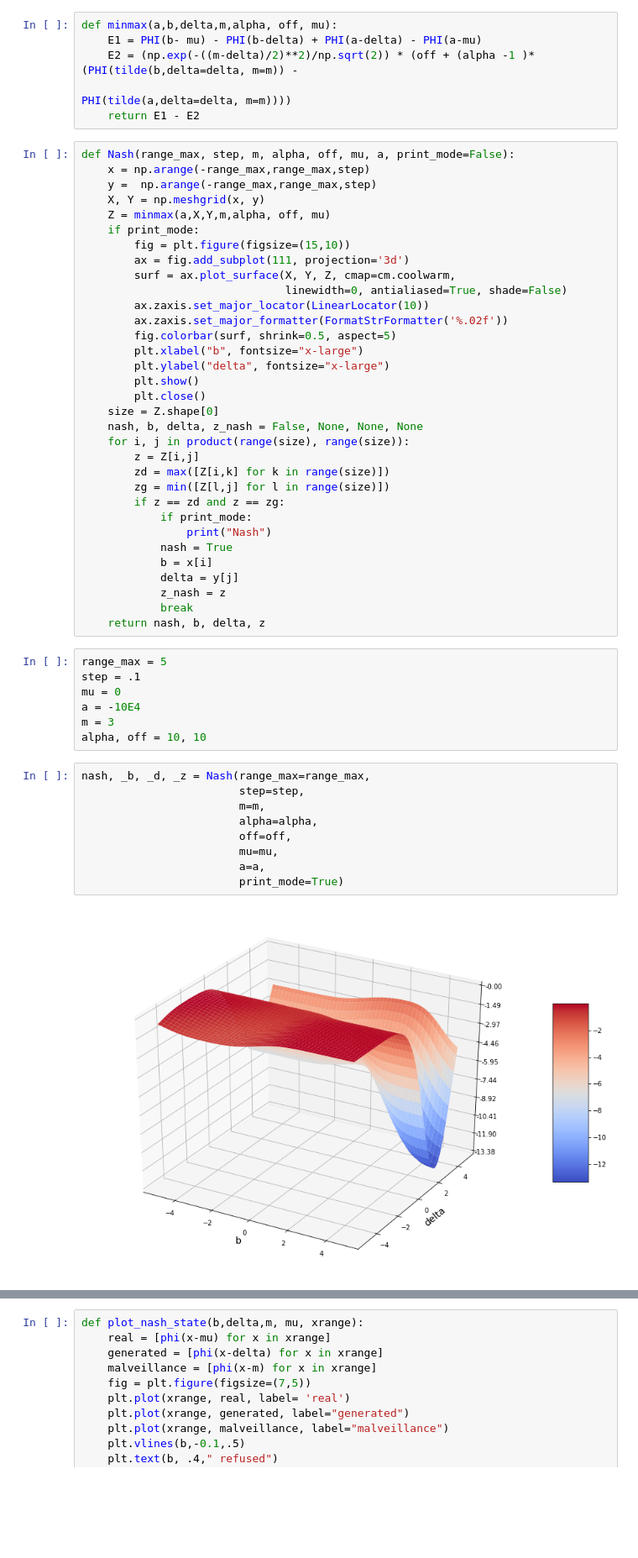
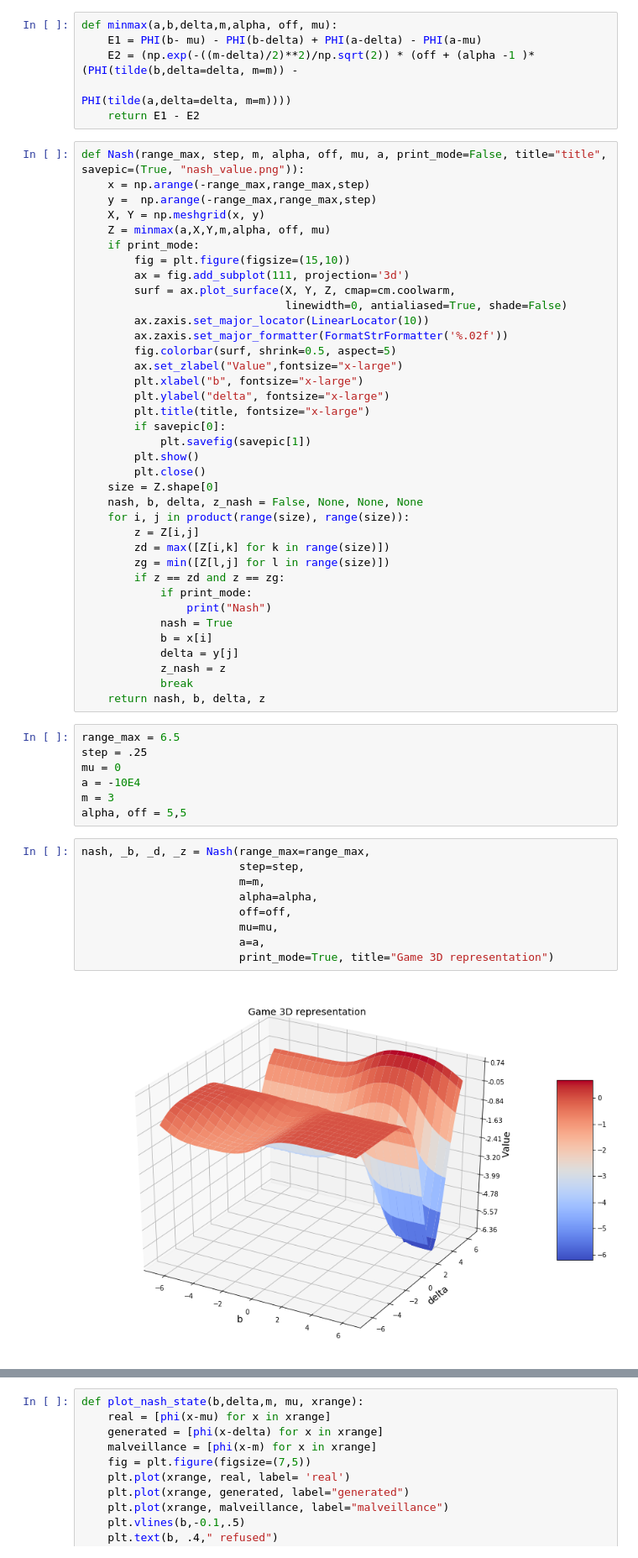
Before and after one commit to ppmdatix/gitELECOM, a Jupyter notebook: draft/normals_search.ipynb, the cells around one changed output, grey strips where cells are left out. Shown: that part at 84% size. Drawn from its saved outputs; the diff is of its cells as text; blank space fills up the shorter version.

```diff
--- a/draft/normals_search.ipynb
+++ b/draft/normals_search.ipynb
@@ -26,7 +26,7 @@ def minmax(a,b,delta,m,alpha, off, mu):
                                                                       PHI(tilde(a,delta=delta, m=m))))
     return E1 - E2
 # %%
-def Nash(range_max, step, m, alpha, off, mu, a, print_mode=False):
+def Nash(range_max, step, m, alpha, off, mu, a, print_mode=False, title="title", savepic=(True, "nash_value.png")):
     x = np.arange(-range_max,range_max,step)
     y =  np.arange(-range_max,range_max,step)
     X, Y = np.meshgrid(x, y)
@@ -39,8 +39,12 @@ def Nash(range_max, step, m, alpha, off, mu, a, print_mode=False):
         ax.zaxis.set_major_locator(LinearLocator(10))
         ax.zaxis.set_major_formatter(FormatStrFormatter('%.02f'))
         fig.colorbar(surf, shrink=0.5, aspect=5)
+        ax.set_zlabel("Value",fontsize="x-large")
         plt.xlabel("b", fontsize="x-large")
         plt.ylabel("delta", fontsize="x-large")
+        plt.title(title, fontsize="x-large")
+        if savepic[0]:
+            plt.savefig(savepic[1])
         plt.show()
         plt.close()
     size = Z.shape[0]
@@ -59,22 +63,22 @@ def Nash(range_max, step, m, alpha, off, mu, a, print_mode=False):
             break
     return nash, b, delta, z
 # %%
-range_max = 5
-step = .1
+range_max = 6.5
+step = .25
 mu = 0
 a = -10E4
 m = 3
-alpha, off = 10, 10
+alpha, off = 5,5
 # %%
 nash, _b, _d, _z = Nash(range_max=range_max,
                         step=step,
                         m=m,
                         alpha=alpha,
                         off=off,
                         mu=mu,
                         a=a,
-                        print_mode=True)
+                        print_mode=True, title="Game 3D representation")
 # %% [output]
-[figure, old version]
+[figure, new version]
 Nash
 # %%
```
Also changed, not shown: parts of 8 cells of this notebook, 7 other files.
